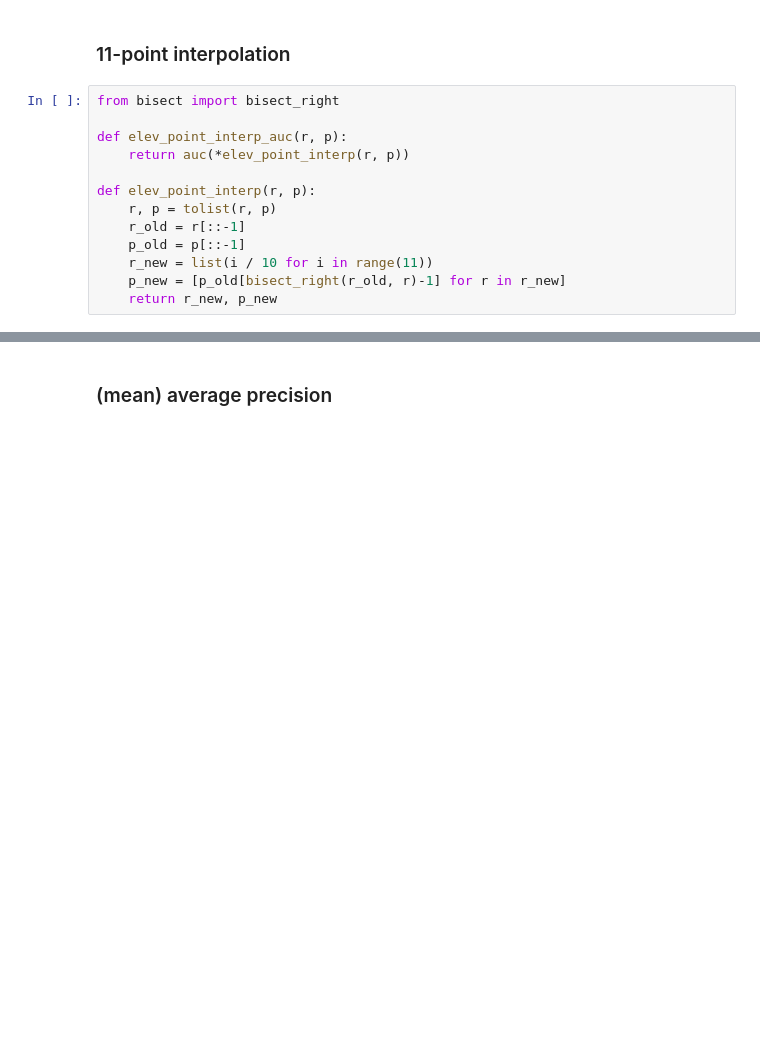
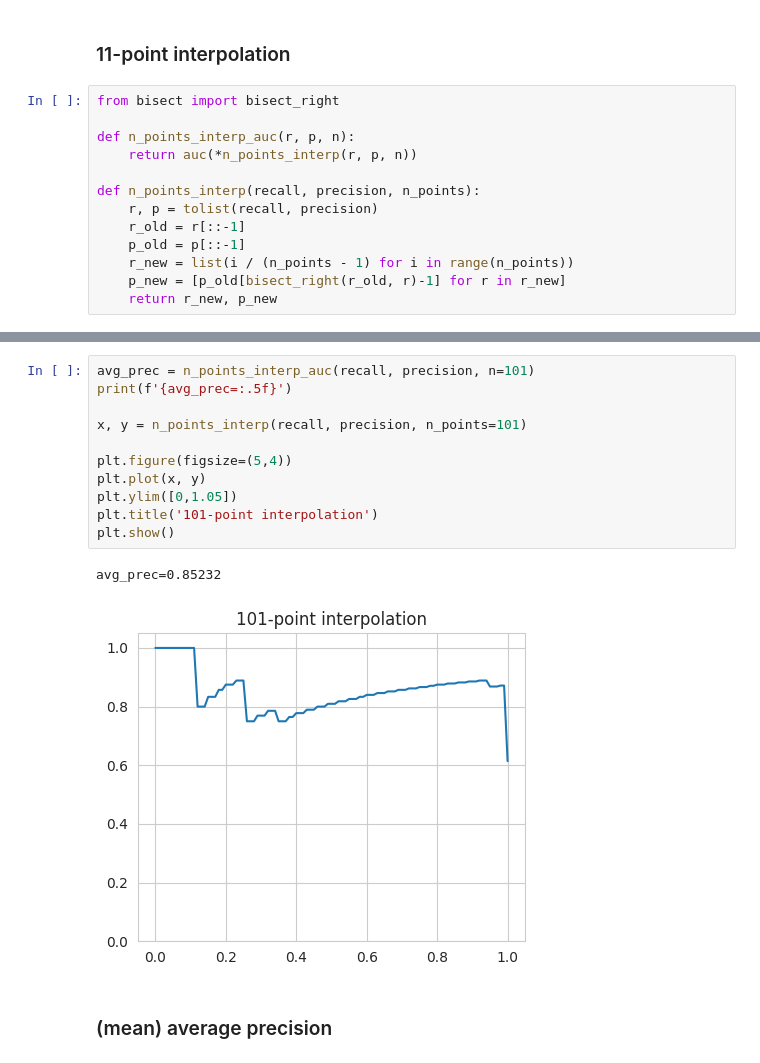
Before and after one commit to voorhs/Machine-Learning-Algorithms, a Jupyter notebook: average-precision-comparision.ipynb, the cells around one changed output, grey strips where cells are left out. Drawn from its saved outputs; the diff is of its cells as text; blank space fills up the shorter version.

Commit message:
added 101-point interpolation

```diff
--- a/average-precision-comparision.ipynb
+++ b/average-precision-comparision.ipynb
@@ -159,14 +159,14 @@ avg_prec1=0.90695
 # %%
 from bisect import bisect_right
 
-def elev_point_interp_auc(r, p):
-    return auc(*elev_point_interp(r, p))
+def n_points_interp_auc(r, p, n):
+    return auc(*n_points_interp(r, p, n))
 
-def elev_point_interp(r, p):
-    r, p = tolist(r, p)
+def n_points_interp(recall, precision, n_points):
+    r, p = tolist(recall, precision)
     r_old = r[::-1]
     p_old = p[::-1]
-    r_new = list(i / 10 for i in range(11))
+    r_new = list(i / (n_points - 1) for i in range(n_points))
     p_new = [p_old[bisect_right(r_old, r)-1] for r in r_new]
     return r_new, p_new
 # %%
@@ -183,6 +183,20 @@ plt.show()
 # %% [output]
 avg_prec=0.84964
 [figure]
+# %%
+avg_prec = n_points_interp_auc(recall, precision, n=101)
+print(f'{avg_prec=:.5f}')
+
+x, y = n_points_interp(recall, precision, n_points=101)
+
+plt.figure(figsize=(5,4))
+plt.plot(x, y)
+plt.ylim([0,1.05])
+plt.title('101-point interpolation')
+plt.show()
+# %% [output]
+avg_prec=0.85232
+[figure, added]
 # %% [markdown]
 ### (mean) average precision
 # %% [markdown]
```
Also changed, not shown: parts of 4 cells of this notebook.
